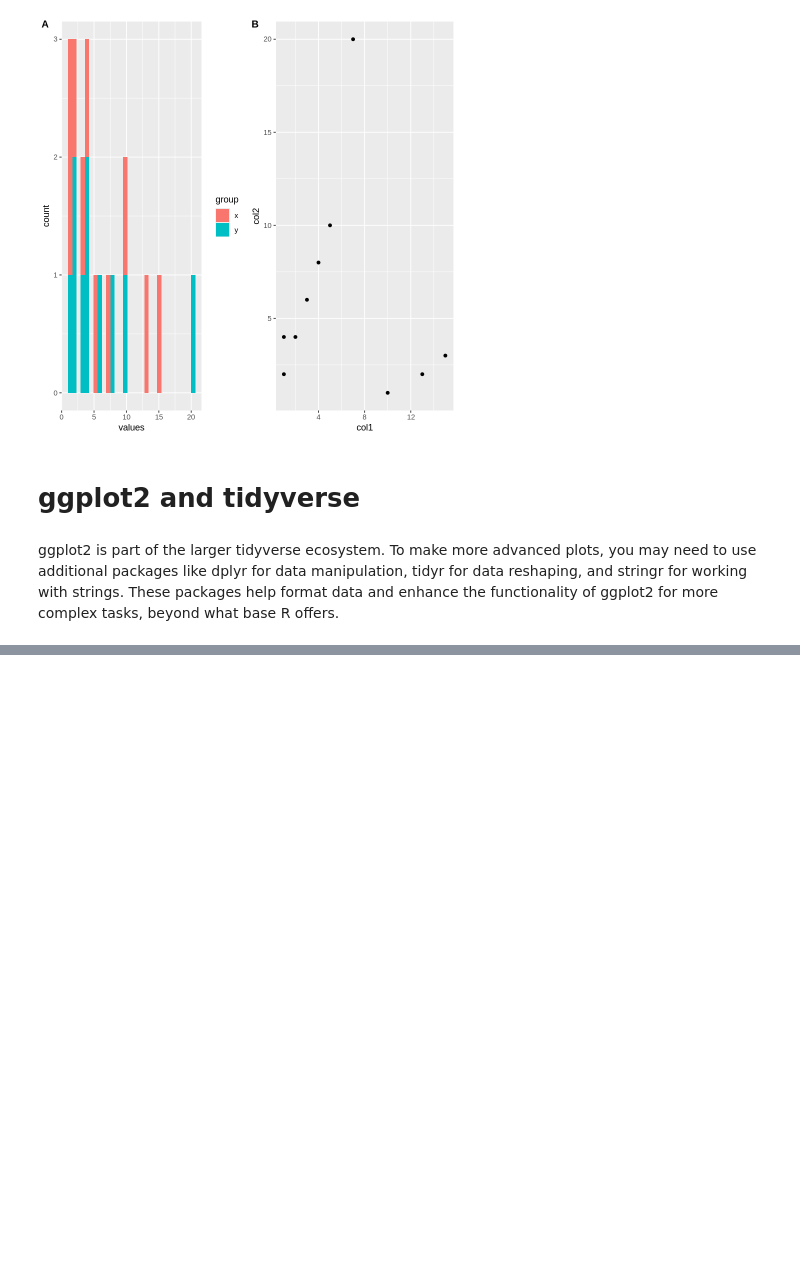
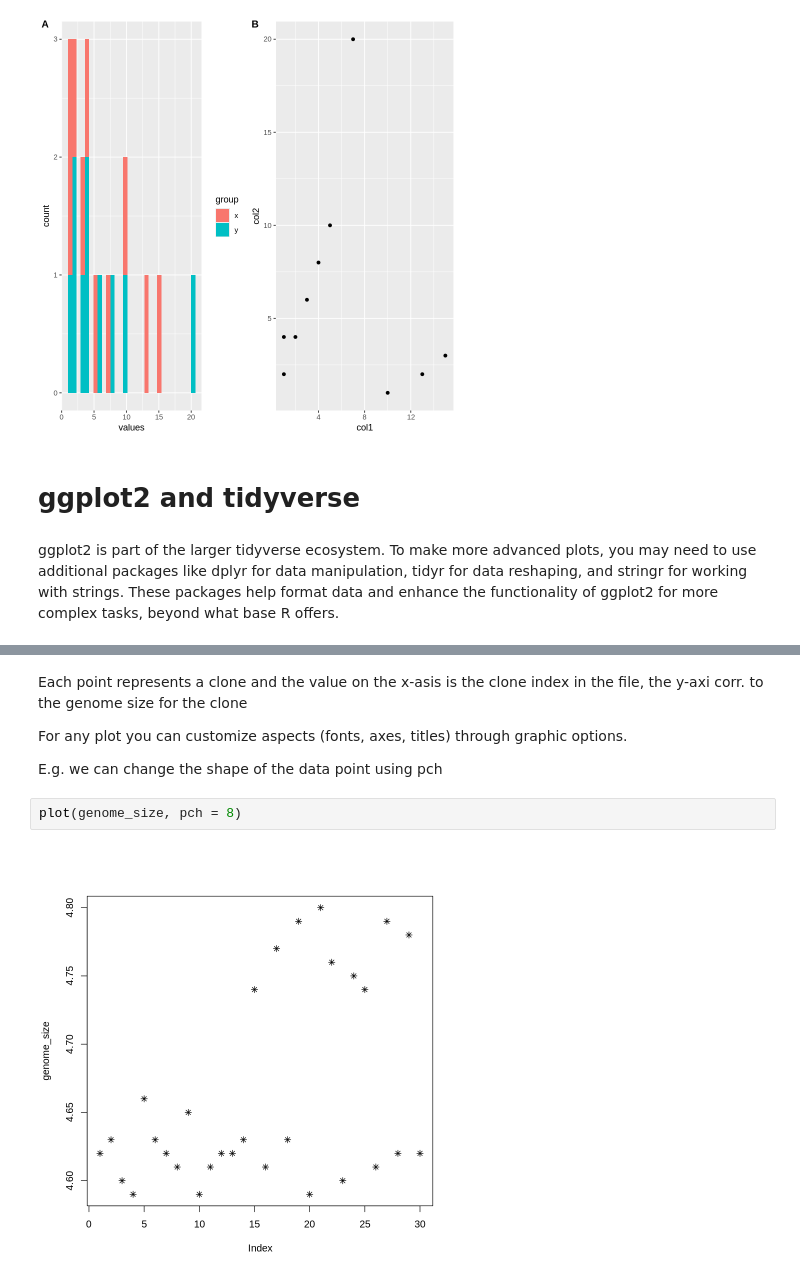
Before and after one commit to zainabbio/Youtube-Tutorials, a Jupyter notebook: Plotting_in_R_with_ggplot2.ipynb, the cells around one changed output, grey strips where cells are left out. Drawn from its saved outputs; the diff is of its cells as text; blank space fills up the shorter version.

```diff
--- a/Plotting_in_R_with_ggplot2.ipynb
+++ b/Plotting_in_R_with_ggplot2.ipynb
@@ -87,0 +112,10 @@ ggplot2 is part of the larger tidyverse ecosystem. To make more advanced plots,
+# %% [markdown]
+Each point represents a clone and the value on the x-asis is the clone index in the file, the y-axi corr. to the genome size for the clone
+
+For any plot you can customize aspects (fonts, axes, titles) through graphic options.
+
+E.g. we can change the shape of the data point using pch
+# %%
+plot(genome_size, pch = 8)
+# %% [output]
+[figure, added]
```
Also changed, not shown: parts of 89 cells of this notebook.
